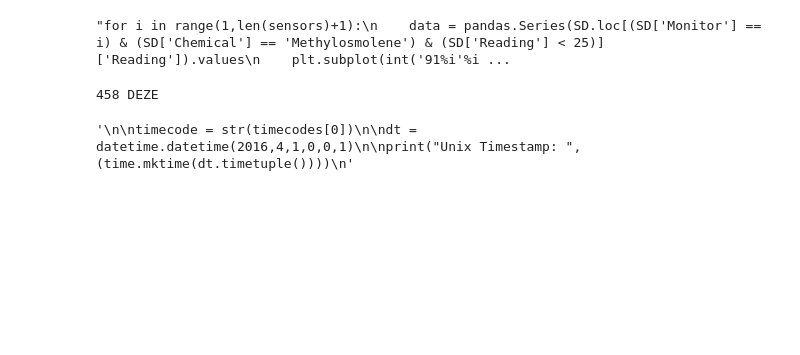
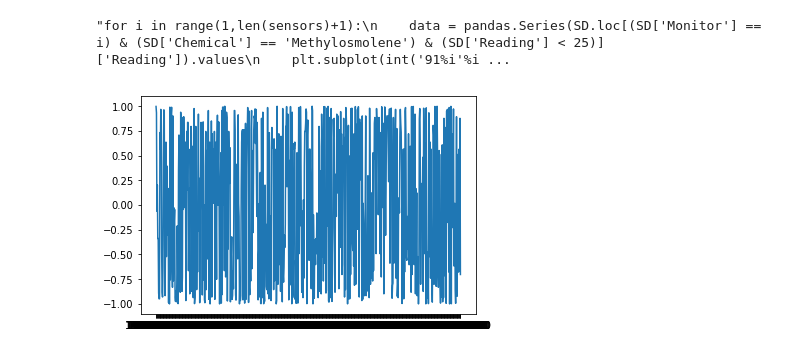
Before and after one commit to Tamrell/Data, a Jupyter notebook: Hidde/PreProces.ipynb, the cells around one changed output. Drawn from its saved outputs; the diff is of its cells as text; code cells hidden in the pictures; blank space fills up the shorter version.

```diff
--- a/Hidde/PreProces.ipynb
+++ b/Hidde/PreProces.ipynb
@@ -32,31 +32,22 @@ sensors = getSensors(SD)
 timecodesOld = MD['Date'].values
 
 def getTimestamp(timecode):
-    try:
-        timecode = pandas.to_datetime(str(timecode)).strftime("%Y.%m.%d.%H")
-        timecode = datetime.datetime(int(timecode[0:4]),int(timecode[5:7]),int(timecode[8:10]),int(timecode[11:13]))
-        timecode = str(int(time.mktime(timecode.timetuple())))
-    except:
-        timecode = 'GEEN WAARDE'
+    timecode = pandas.to_datetime(str(timecode)).strftime("%Y.%m.%d.%H")
+    timecode = datetime.datetime(int(timecode[0:4]),int(timecode[5:7]),int(timecode[8:10]),int(timecode[11:13]))
+    timecode = str(int(time.mktime(timecode.timetuple())))
     return timecode
 
-timecodesNew = [getTimestamp(timecode) for timecode in timecodesOld]
-
-def findMissingTimestamps(timestamps):
-    for i in range(len(timestamps)):
-        if timestamps[i] == 'GEEN WAARDE':
-            print(i,'DEZE')
-
-
-findMissingTimestamps(timecodesNew)
-'''
-
-timecode = str(timecodes[0])
-
-dt = datetime.datetime(2016,4,1,0,0,1)
-
-print("Unix Timestamp: ",(time.mktime(dt.timetuple())))
-'''
+MD['timestamps'] = [getTimestamp(timecode) for timecode in MD['Date'].values]
+SD['timestamps'] = [getTimestamp(timecode) for timecode in SD['Date Time'].values]
-# %% [output]
-458 DEZE
-'\n\ntimecode = str(timecodes[0])\n\ndt = datetime.datetime(2016,4,1,0,0,1)\n\nprint("Unix Timestamp: ",(time.mktime(dt.timetuple())))\n'
+# %%
+def plotWindDirectionAgainstTime(MD):
+    WD = pandas.Series(MD.loc[(MD['Wind Direction'] > 0)]['Wind Direction']).values
+    TS = pandas.Series(MD.loc[(MD['Wind Direction'] > 0)]['timestamps']).values
+    WD = [numpy.sin(int(wd)) for wd in WD]
+    #WD = [numpy.sin((int(ts)*numpy.pi)/180) for ts in WD]
+    plt.plot(TS,WD)
+    plt.savefig('WD-TS.jpg')
+
+plotWindDirectionAgainstTime(MD)
+# %% [output]
+[figure, added]
```
Also changed, not shown: parts of 1 cell of this notebook, 9 other files.
